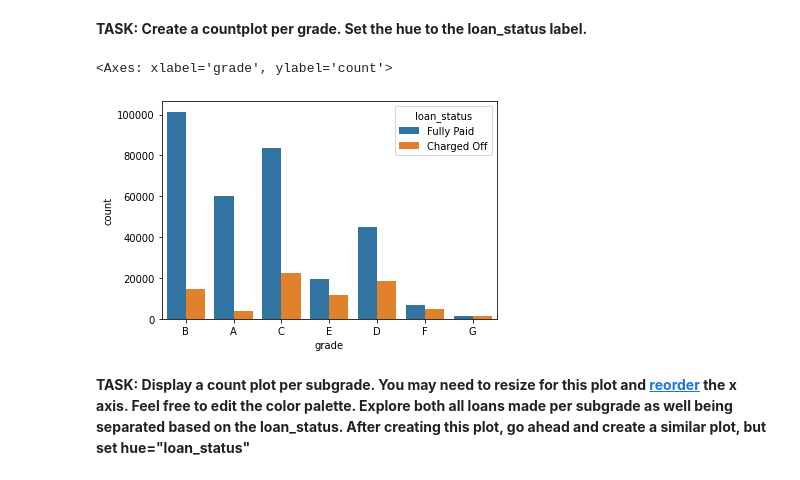
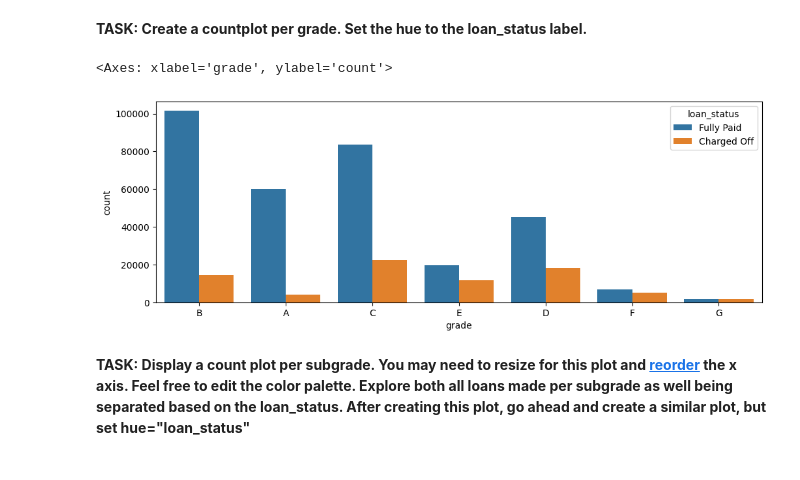
Before and after one commit to phuocdang86/Python_Tensorflow, a Jupyter notebook: 03-ANNs/03-Keras-Project-Exercise.ipynb, the cells around one changed output. Drawn from its saved outputs; the diff is of its cells as text; code cells hidden in the pictures.

```diff
--- a/03-ANNs/03-Keras-Project-Exercise.ipynb
+++ b/03-ANNs/03-Keras-Project-Exercise.ipynb
@@ -358,10 +358,11 @@ sorted(df['sub_grade'].unique())
 **TASK: Create a countplot per grade. Set the hue to the loan_status label.**
 # %%
 # CODE HERE
+plt.figure(figsize=(12,4))
 sns.countplot(data=df, x = 'grade', hue='loan_status')
 # %% [output]
 <Axes: xlabel='grade', ylabel='count'>
-[figure, old version]
+[figure, new version]
 # %% [markdown]
 **TASK: Display a count plot per subgrade. You may need to resize for this plot and [reorder](https://seaborn.pydata.org/generated/seaborn.countplot.html#seaborn.countplot) the x axis. Feel free to edit the color palette. Explore both all loans made per subgrade as well being separated based on the loan_status. After creating this plot, go ahead and create a similar plot, but set hue="loan_status"**
 # %%
```
Also changed, not shown: parts of 57 cells of this notebook, 1 other file.
